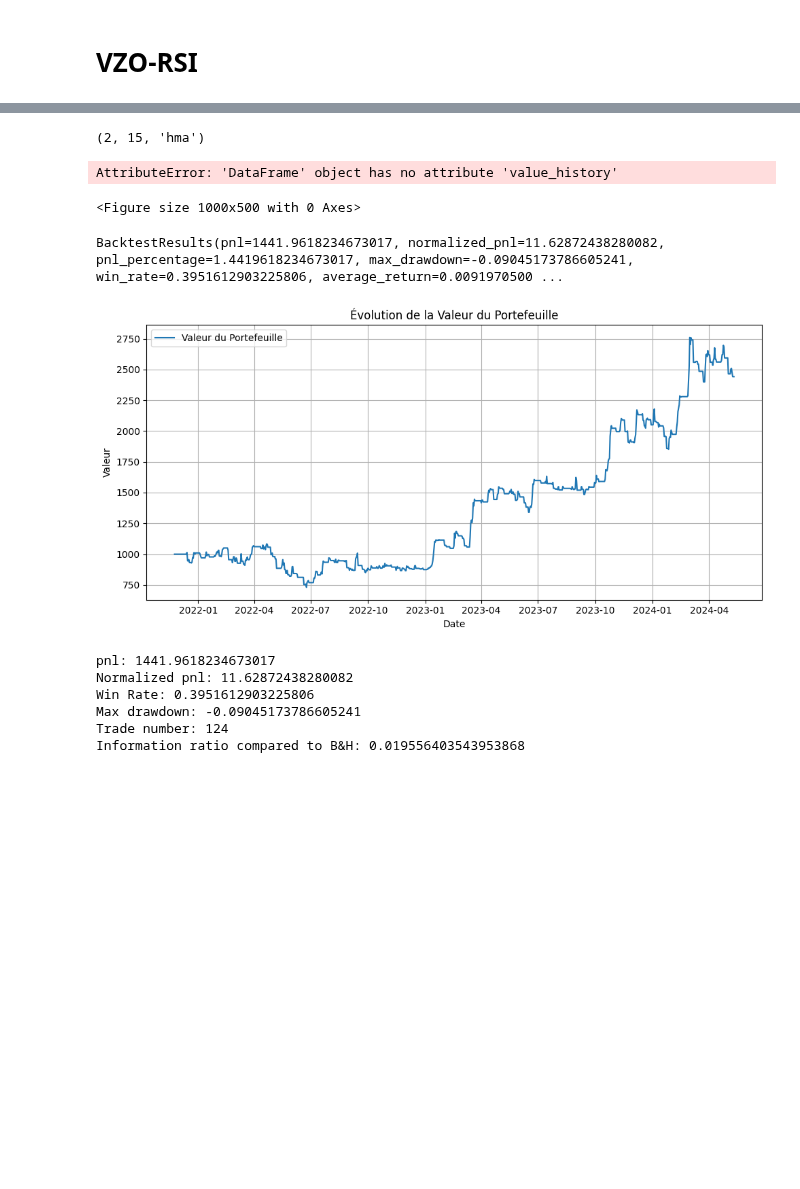
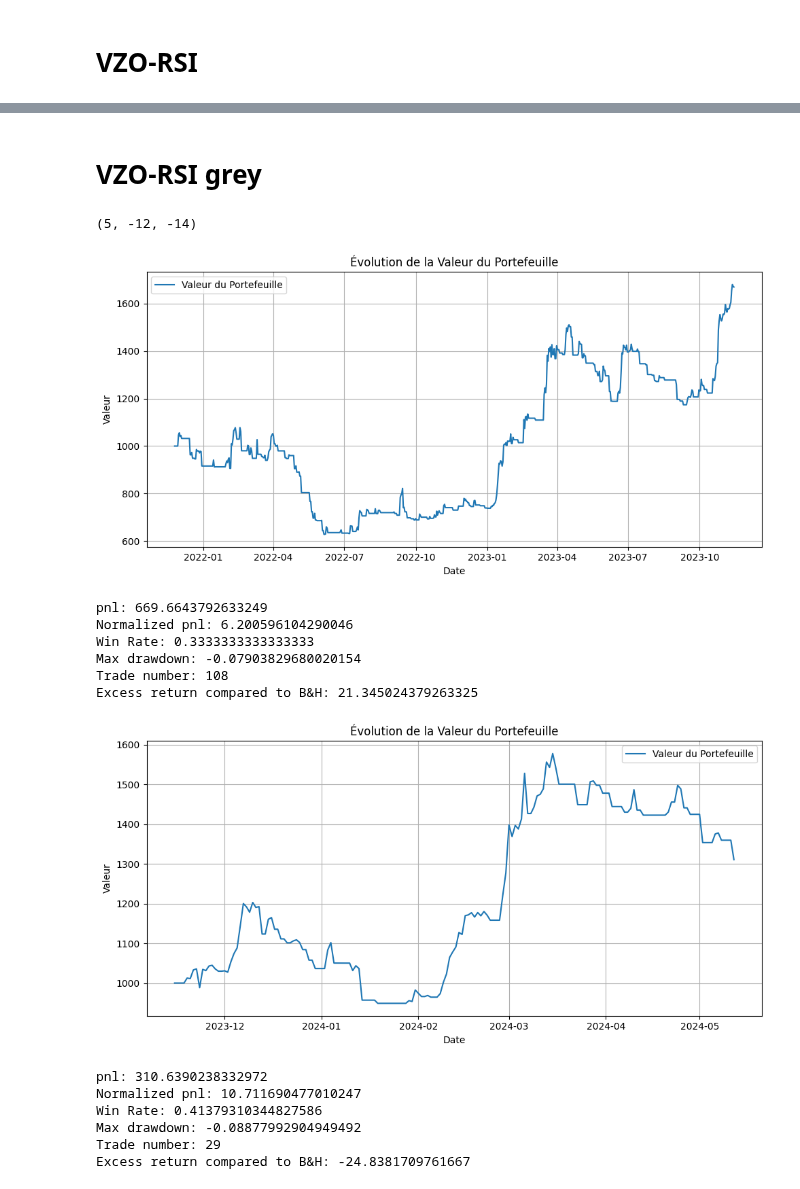
Before and after one commit to Romathonat/MTAL, a Jupyter notebook: notebooks/backtest.ipynb, the cells around one changed output, grey strips where cells are left out. Saved outputs shown, nothing was run; the diff lists cells and outputs as text; code cells hidden in the pictures; blank space fills up the shorter version.

Commit message:
working b n h history

```diff
--- a/notebooks/backtest.ipynb
+++ b/notebooks/backtest.ipynb
@@ -311,59 +149,39 @@ Information ratio compared to B&H: -24.110578082418296
+# %% [markdown]
+# VZO-RSI grey
 # %%
 from src.mtal.data_collect import get_pair_df
 from src.mtal.data_collect import get_spot_pairs
 from src.mtal.trainer import train_strategy
-from src.mtal.backtesting.ma_cross_backtest import MACrossPriceAboveBacktester
+from src.mtal.backtesting.vzo_rsi import VZO_RSI_let_grey
 from src.mtal.dataviz import display_strategy_results
 
 cryptos = get_spot_pairs()
 df = get_pair_df(pair="BTCUSDT", limit=900, frequency="1d")
 
 ranges = {
-        "short_ma": range(1, 50),
-        "long_ma": range(1, 50),
-        "ma_type": ["vwma", "ema", "hma"]
+        "span": range(5, 10),
+        "grey_zone_rsi": range(-15, 15),
+        "grey_zone_vzo": range(-15, 15),
 }
 
-best_params, train_results, test_results, train_df, test_df = train_strategy(df, MACrossPriceAboveBacktester, ranges)
+best_params, train_results, test_results, train_df, test_df = train_strategy(df, VZO_RSI_let_grey, ranges)
 
 print(best_params)
-display_strategy_results(df, train_df)
-display_strategy_results(df, test_df)
+display_strategy_results(train_df, train_results)
+display_strategy_results(test_df, test_results)
 # %% [output]
-(2, 15, 'hma')
+(5, -12, -14)
+[figure, added]
-AttributeError: 'DataFrame' object has no attribute 'value_history'
+pnl: 669.6643792633249
+Normalized pnl: 6.200596104290046
+Win Rate: 0.3333333333333333
+Max drawdown: -0.07903829680020154
+Trade number: 108
+Excess return compared to B&H: 21.345024379263325
+[figure, added]
-<Figure size 1000x500 with 0 Axes>
+pnl: 310.6390238332972
+Normalized pnl: 10.711690477010247
+Win Rate: 0.41379310344827586
+Max drawdown: -0.08877992904949492
+Trade number: 29
+Excess return compared to B&H: -24.8381709761667
-# %%
-from src.mtal.backtesting.ma_cross_backtest import MACrossBacktester
-
-short_ema = 2
-long_ema = 15
-
-df = get_pair_df(pair="BTCUSDT", limit=900, frequency="1d")
-
-tester = MACrossBacktester(short_ma=short_ema, long_ma=long_ema, data=df, ma_type="hma"
-)
-results = tester.run()
-
-
-print(results)
-# %% [output]
-BacktestResults(pnl=1441.9618234673017, normalized_pnl=11.62872438280082, pnl_percentage=1.4419618234673017, max_drawdown=-0.09045173786605241, win_rate=0.3951612903225806, average_return=0.0091970500 ...
-# %%
-from src.mtal.dataviz import display_strategy_results
-from src.mtal.data_collect import get_pair_df
-from src.mtal.data_collect import get_spot_pairs
-from src.mtal.trainer import train_strategy
-from src.mtal.backtesting.ma_cross_backtest import MACrossPriceAboveBacktester
-
-cryptos = get_spot_pairs()
-df = get_pair_df(pair="BTCUSDT", limit=900, frequency="1d")
-display_strategy_results(df, results)
-# %% [output]
-[figure, removed]
-pnl: 1441.9618234673017
-Normalized pnl: 11.62872438280082
-Win Rate: 0.3951612903225806
-Max drawdown: -0.09045173786605241
-Trade number: 124
-Information ratio compared to B&H: 0.019556403543953868
```
Also changed, not shown: parts of 22 cells of this notebook, 3 other files.
